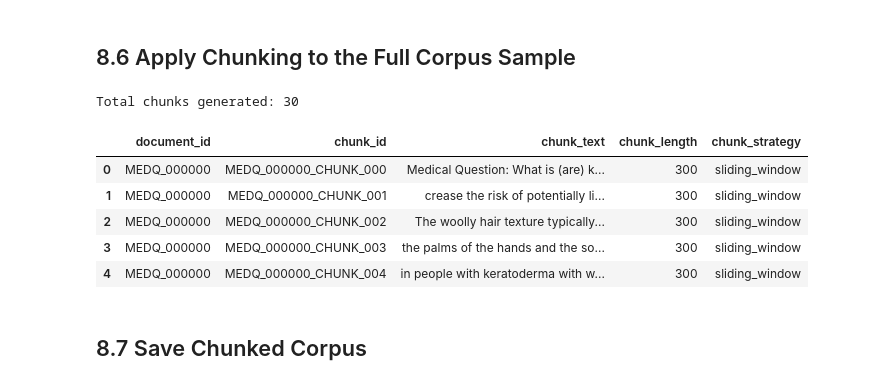
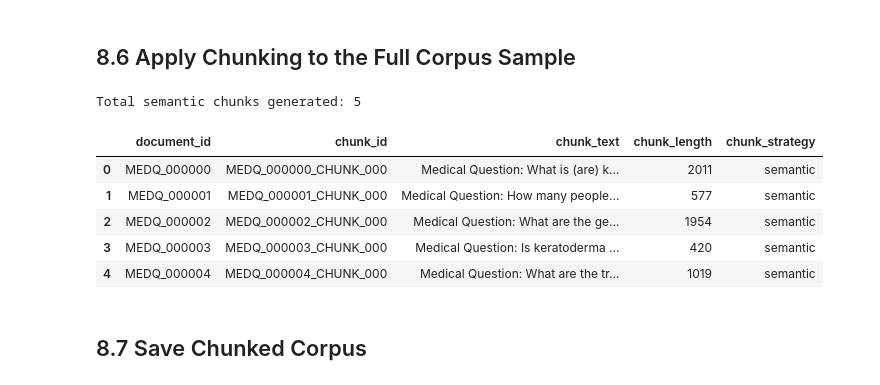
Before and after one commit to 2024ad05357/advanced-rag-enterprise, a Jupyter notebook: Advanced_Enterprise_RAG_Assignment.ipynb, the cells around one changed output. Drawn from its saved outputs; the diff is of its cells as text; code cells hidden in the pictures.

```diff
--- a/Advanced_Enterprise_RAG_Assignment.ipynb
+++ b/Advanced_Enterprise_RAG_Assignment.ipynb
@@ -597,38 +595,37 @@ display(comparison_df)
 # %% [markdown]
 ## 8.6 Apply Chunking to the Full Corpus Sample
 # %%
-# Create chunk records for multiple documents
+# Create chunk records using SEMANTIC chunking as the primary strategy
 chunk_records = []
 
 for _, row in sample_docs.iterrows():
-    chunks = sliding_window_chunk(
+    chunks = semantic_chunk(
         row["document_text"],
-        chunk_size=300,
-        overlap=100
+        max_chunk_length=350
     )
 
     for idx, chunk in enumerate(chunks):
         chunk_records.append({
             "document_id": row["document_id"],
             "chunk_id": f"{row['document_id']}_CHUNK_{idx:03d}",
             "chunk_text": chunk,
             "chunk_length": len(chunk),
-            "chunk_strategy": "sliding_window"
+            "chunk_strategy": "semantic"
         })
 
 chunks_df = pd.DataFrame(chunk_records)
 
-print(f"Total chunks generated: {len(chunks_df)}")
+print(f"Total semantic chunks generated: {len(chunks_df)}")
 
 display(chunks_df.head(5))
 # %% [output]
-Total chunks generated: 30
+Total semantic chunks generated: 5
 |  | document_id | chunk_id | chunk_text | chunk_length | chunk_strategy |
-| 0 | MEDQ_000000 | MEDQ_000000_CHUNK_000 | Medical Question: What is (are) k... | 300 | sliding_window |
-| 1 | MEDQ_000000 | MEDQ_000000_CHUNK_001 | crease the risk of potentially li... | 300 | sliding_window |
-| 2 | MEDQ_000000 | MEDQ_000000_CHUNK_002 | The woolly hair texture typically... | 300 | sliding_window |
-| 3 | MEDQ_000000 | MEDQ_000000_CHUNK_003 | the palms of the hands and the so... | 300 | sliding_window |
-| 4 | MEDQ_000000 | MEDQ_000000_CHUNK_004 | in people with keratoderma with w... | 300 | sliding_window |
+| 0 | MEDQ_000000 | MEDQ_000000_CHUNK_000 | Medical Question: What is (are) k... | 2011 | semantic |
+| 1 | MEDQ_000001 | MEDQ_000001_CHUNK_000 | Medical Question: How many people... | 577 | semantic |
+| 2 | MEDQ_000002 | MEDQ_000002_CHUNK_000 | Medical Question: What are the ge... | 1954 | semantic |
+| 3 | MEDQ_000003 | MEDQ_000003_CHUNK_000 | Medical Question: Is keratoderma ... | 420 | semantic |
+| 4 | MEDQ_000004 | MEDQ_000004_CHUNK_000 | Medical Question: What are the tr... | 1019 | semantic |
 # %% [markdown]
 ## 8.7 Save Chunked Corpus
 # %%
```
Also changed, not shown: parts of 4 cells of this notebook.
